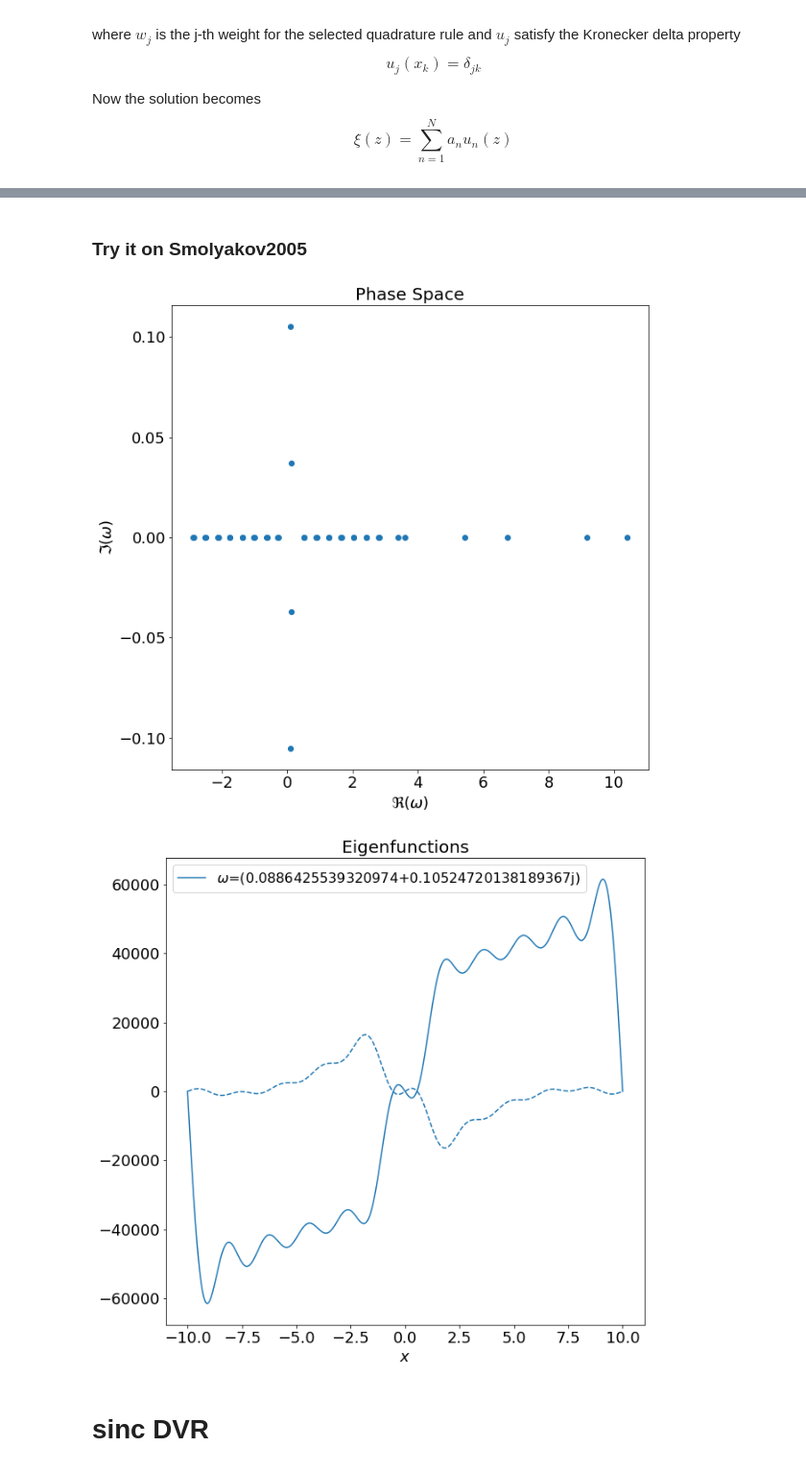
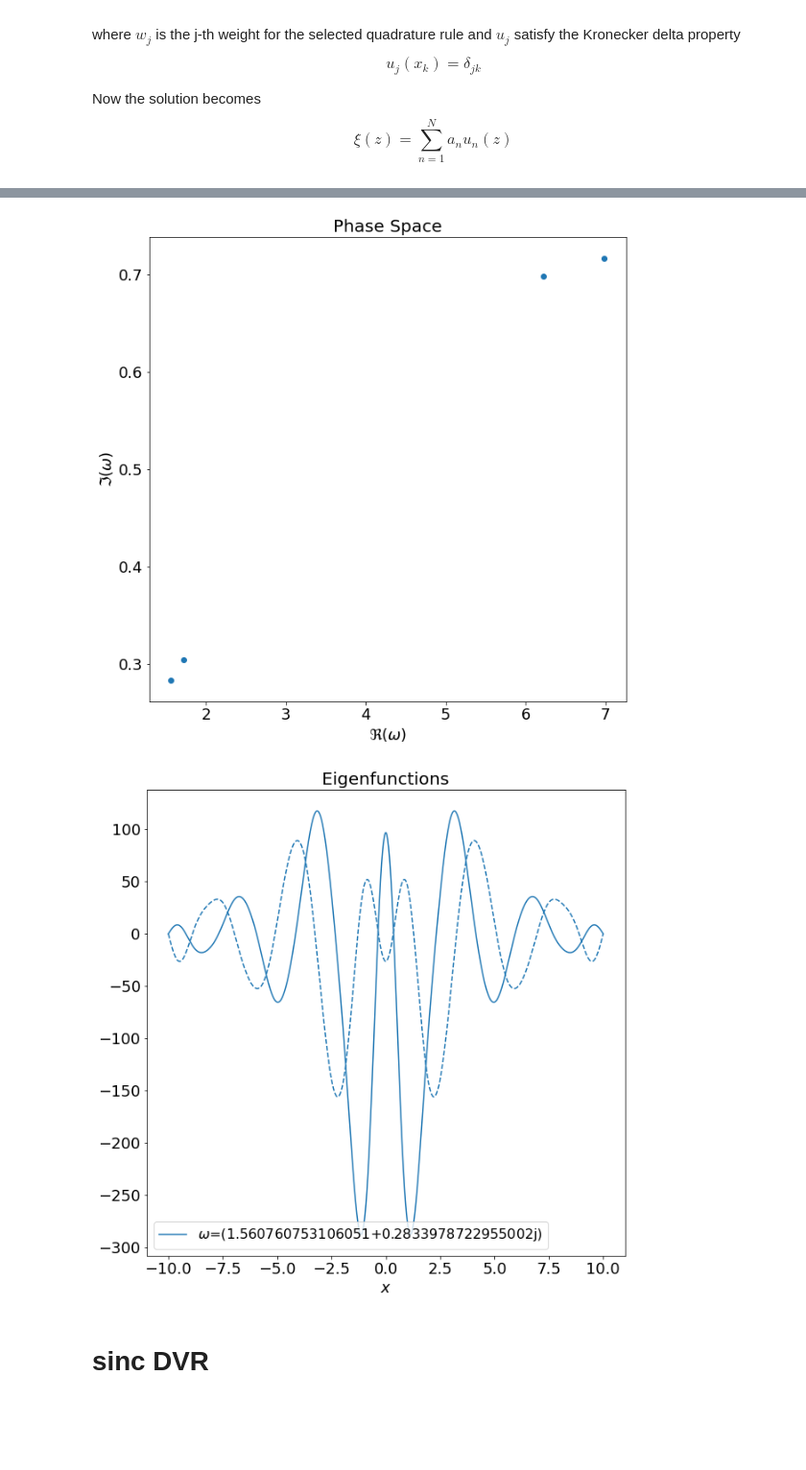
Before and after one commit to HuntFeng/magnetic-nozzle-spectral-instability, a Jupyter notebook: dvr-method.ipynb, the cells around one changed output, grey strips where cells are left out. Shown: that part at 96% size. Saved outputs shown, nothing was run; the diff lists cells and outputs as text; code cells hidden in the pictures; blank space fills up the shorter version.

Commit message:
reproduced Smolyakov2005

```diff
--- a/dvr-method.ipynb
+++ b/dvr-method.ipynb
@@ -73,35 +85,4 @@ Text(0.5, 1.0, '$ \\int_0^\\pi u_i(x)u_j(x) $')
-# %% [markdown]
-### Try it on Smolyakov2005
 # %%
-N = 20
-L = 20
-x0 = -10
-
-xq = np.arange(1,N+1)*L/(N+1) + x0  # quadrature points
-wq = np.pi/(N+1)*np.ones_like(xq) # quadrature weights
-psi = lambda x,n: np.sqrt(2/L)*np.sin(n*np.pi/L*(x-x0))
-psi_p = lambda x,n: np.sqrt(2/L)*n*np.pi/L*np.cos(n*np.pi/L*(x-x0))
-
-
-def unnomalized_u(x,j):
-    s = 0
-    for n in range(N+1):
-        s += psi(x,n)*psi(xq[j],n)
-    return wq[j]*s
-
-c = quad(lambda x: unnomalized_u(x,0)*unnomalized_u(x,0), xq,wq)
-def u(x,j):
-    return unnomalized_u(x,j)/np.sqrt(c)
-
-def u_p(x,j):
-    s = 0
-    for n in range(N+1):
-        s += psi_p(x,n)*psi(xq[j],n)/np.sqrt(c)
-    return wq[j]*s
-
-x = np.linspace(x0,x0+L,1000)
-f = lambda x: 10*np.exp(-x**2)
-
 F = np.zeros((N,N))
 H = np.zeros((N,N))
 I = np.eye(N)
@@ -114,33 +95,36 @@ for i in range(N):
 # %%
 # finite-element + linear eigenvalue problem
 A = np.block([[O,I],[H,2*F]])
 omega,C = np.linalg.eig(A)
 
+selection = np.imag(omega)>0
+C = C[:N,selection]
+omega = omega[selection]
+
 # sort
-ind = np.argsort(np.imag(omega))[::-1]
+ind = np.argsort(np.imag(omega))
 omega = omega[ind]
-C = C[:N,ind]/c
+C = C[:,ind]
 
-#omega = omega[np.imag(omega)!=0]
+
 
 plt.figure()
 plt.plot(np.real(omega), np.imag(omega), 'o')
 plt.title("Phase Space")
 plt.xlabel("$\Re(\omega)$")
 plt.ylabel("$\Im(\omega)$")
 
 plt.figure()
-i = 0
 v = 0
 for n in range(N):
-    v += C[n,i]*u(x,n)/c
+    v += C[n,1]*u(x,n)/c
 line = plt.plot(x, np.real(v), label=f"$\omega$={omega[i]}")
 plt.plot(x, np.imag(v), '--', color=line[0]._color)
 plt.xlabel("$x$")
 plt.title("Eigenfunctions")
 plt.legend();
 # %% [output]
-[figure, old version]
+[figure, new version]
-[figure, old version]
+[figure, new version]
 # %% [markdown]
 # sinc DVR
```
Also changed, not shown: parts of 5 cells of this notebook, 1 other file.
